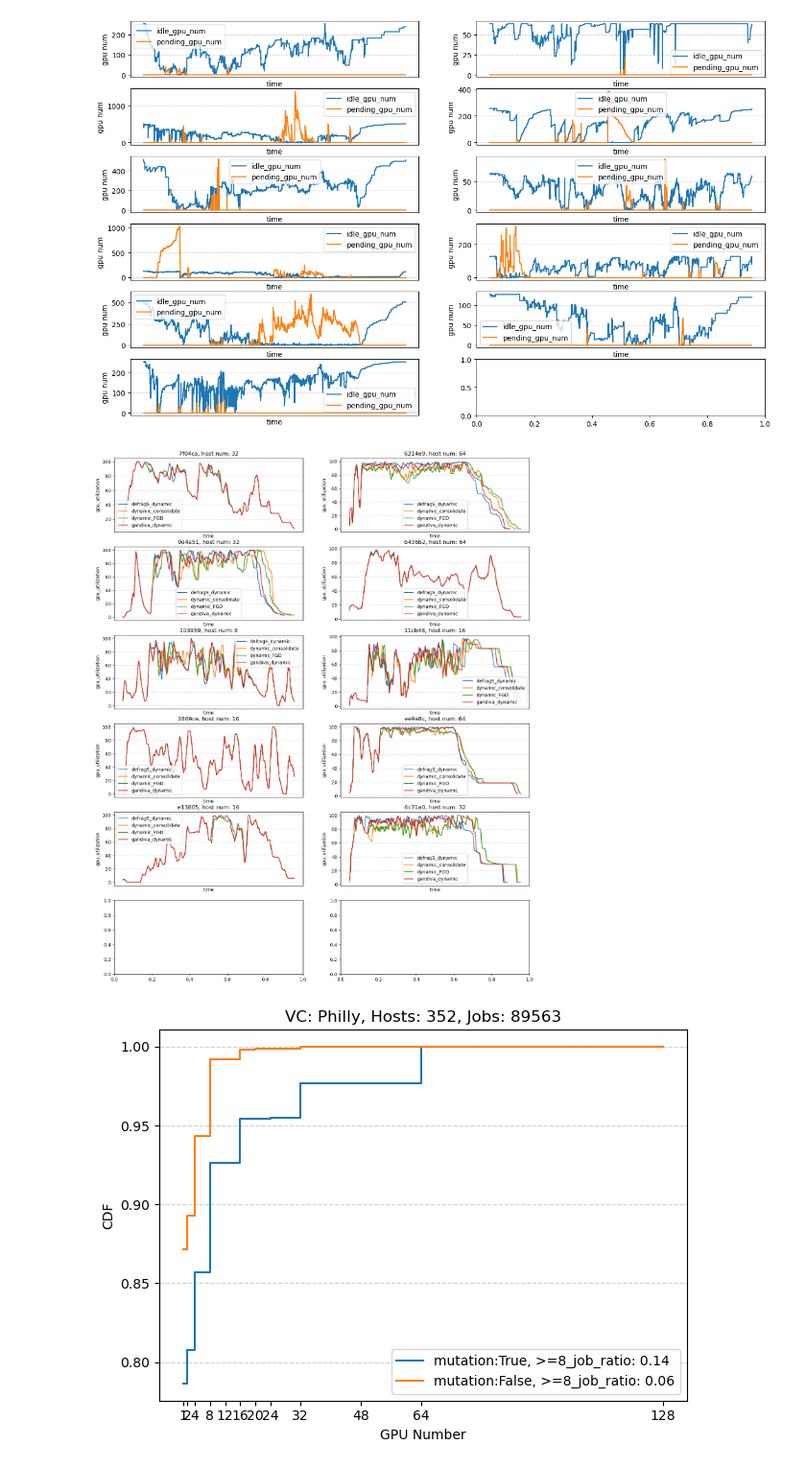
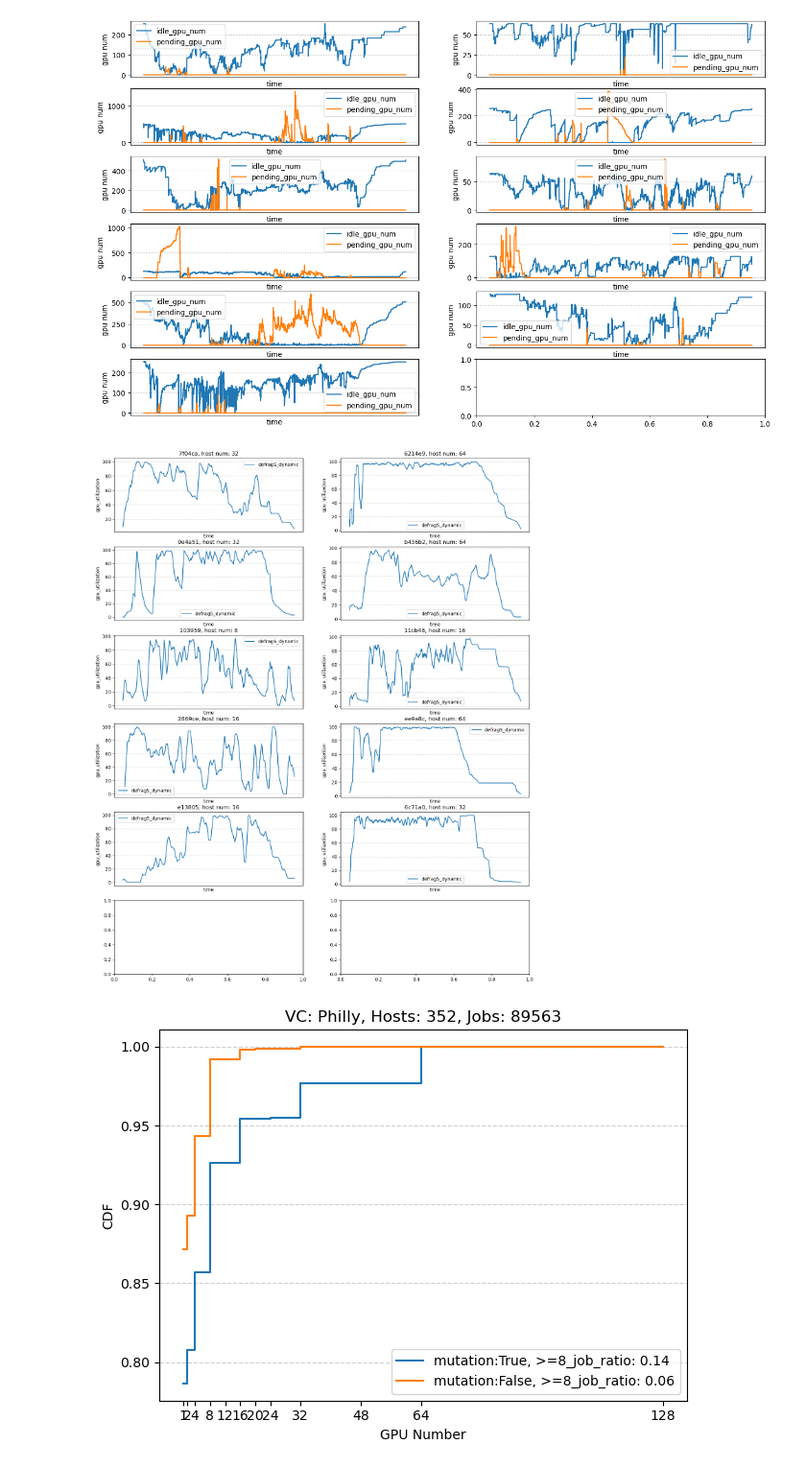
Before and after one commit to CUG-nhf/simulator, a Jupyter notebook: plot/Philly_plot.ipynb, the cells around one changed output. Shown at 96% size. Saved outputs shown, nothing was run; the diff lists cells and outputs as text; code cells hidden in the pictures.

```diff
--- a/plot/Philly_plot.ipynb
+++ b/plot/Philly_plot.ipynb
@@ -34,10 +34,10 @@ def kill_python_processes():
 kill_python_processes()
 # %%
 # schedulers = ["defragS_fifo", "fifo_consolidate", "gandiva_fifo", "fifo_FGD",]
-schedulers = ["defragS_fifo_ckpt", "fifo_consolidate", "gandiva_fifo_ckpt", "fifo_FGD",]
+# schedulers = ["defragS_fifo_ckpt", "fifo_consolidate", "gandiva_fifo_ckpt", "fifo_FGD",]
 # schedulers = ["defragS_dynamic_ckpt", "dynamic_consolidate", "dynamic_FGD", "gandiva_dynamic_ckpt"]
-# schedulers = ["defragS_dynamic", "dynamic_consolidate", "dynamic_FGD", "gandiva_dynamic"]
-log_dir = "../log/test/Philly"
+schedulers = ["defragS_dynamic", "dynamic_consolidate", "dynamic_FGD", "gandiva_dynamic"]
+log_dir = "../log/ablation/Philly"
 
 saving = False
 window_size = 60 * 24 * 1
@@ -233,32 +233,34 @@ plt.show()
 # %%
 # 在每个VC中话不同调度算法的fragmentation_ratio或gpu_utilization曲线
 
 data_type = 'gpu_utilization'#
 vc_dict = pd.read_pickle("/data/nihaifeng/code/HeliosArtifact/simulator/data/Philly/vc_dict_homo.pkl")
-
+log_dir = '../log/noDuration_4/Philly_mutation'
+schedulers = ['defragS_dynamic']
+window_size = 60*24
 vc_ls = os.listdir(log_dir + f'/Philly_{schedulers[0]}')
 vc_ls.remove('all')
 vc_ls.remove('logfile')
 vc_ls.remove('jct_avg.csv')
 vc_ls.remove('que_avg.csv')
 
 fig, axes = plt.subplots(6, 2, figsize=(16,20))
 axes = axes.flatten()
 for idx, vc in enumerate(vc_ls):
 	ax = axes[idx]
 	for scheduler in schedulers:
 		df = pd.read_csv(log_dir + f'/Philly_{scheduler}/{vc}/{scheduler}_{vc}_seq.csv')
 		y = df[data_type]*100
 		ax.plot(df['time'], y.rolling(window=window_size).mean(), label=scheduler)
 	ax.set_ylabel(data_type)
 	ax.set_xlabel('time')
 	ax.set_title(f'{vc}, host num: {vc_dict[vc]}')
 	ax.set_xticks([])
 	ax.grid(linestyle=':')
 	ax.legend(loc='best')
 plt.show()
 # %% [output]
-[figure, old version]
+[figure, new version]
 # %%
 ###### jog req GPUs CDF
 trace_dir = '../data/Philly'
```
Also changed, not shown: parts of 3 cells of this notebook, 18 other files.
